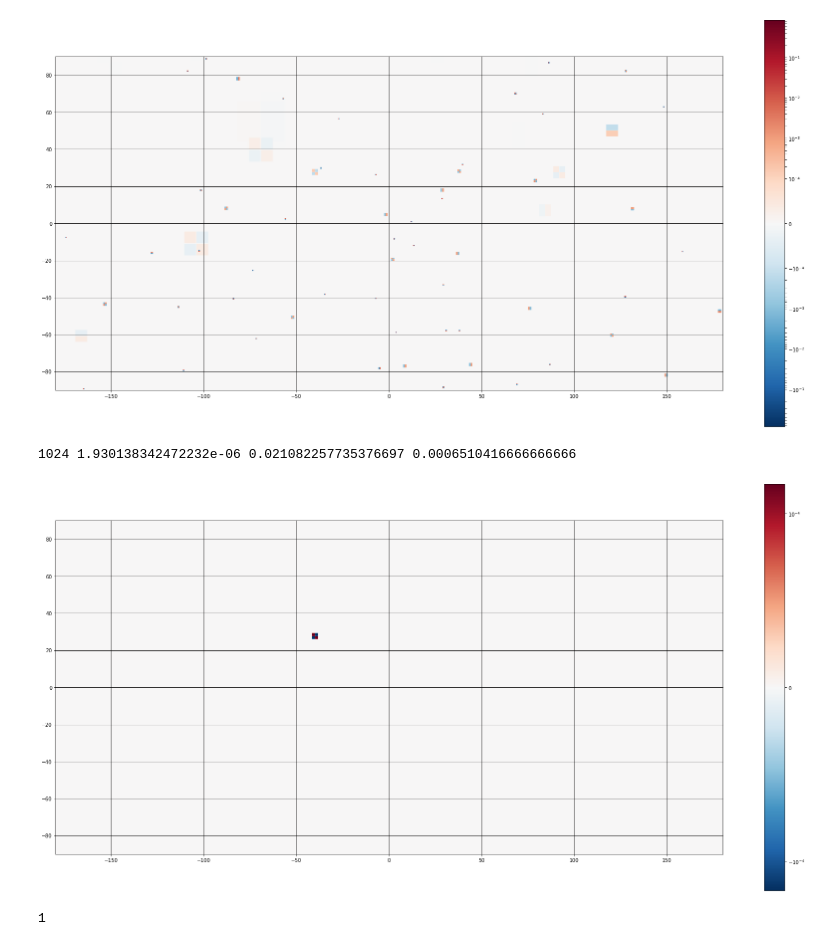
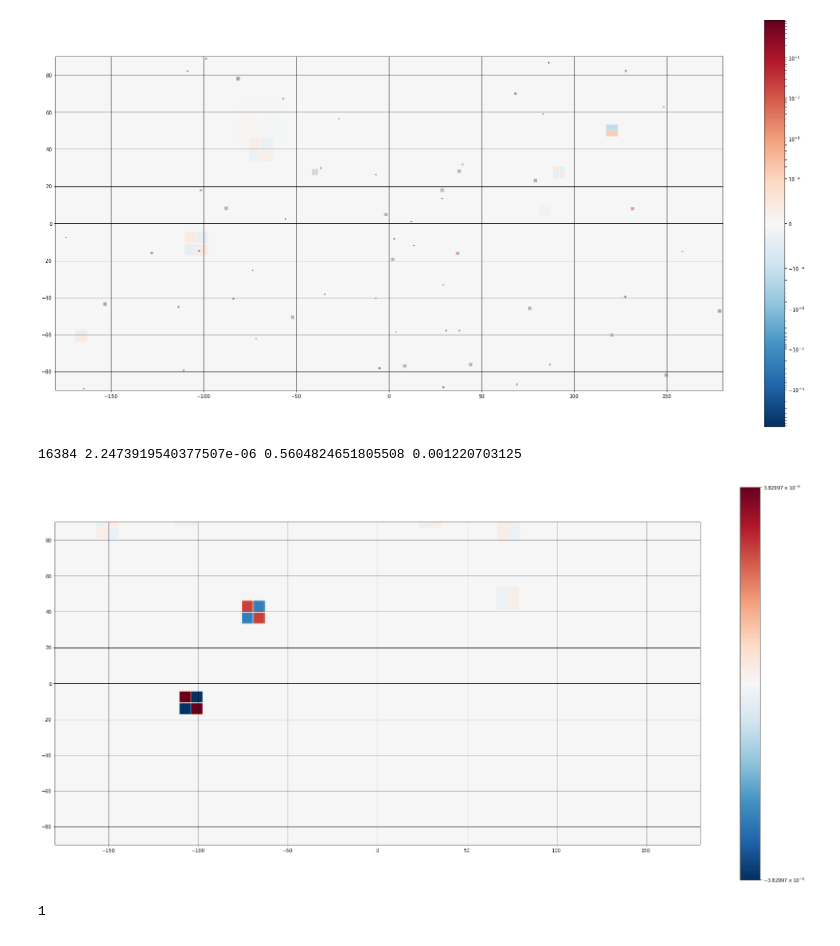
Before and after one commit to sparkofreason/fermi2, a Jupyter notebook: fermi.ipynb, the cells around one changed output. Saved outputs shown, nothing was run; the diff lists cells and outputs as text; code cells hidden in the pictures.

```diff
--- a/fermi.ipynb
+++ b/fermi.ipynb
@@ -80,15 +80,15 @@ imshow_carree(m['count_rec'], plt.cm.RdBu_r, linthresh=1e-4)
 0.002183900664095543
 [figure]
 # %%
-j = 5
+j = 7
 rlev = m['level_recs'][j]
 w = m['wavelet']
 print(2**(2*j), numpy.std(rlev), (numpy.std(w['hs'][j-1]) + numpy.std(w['vs'][j-1]) + numpy.std(w['ds'][j-1]))/3,
       (numpy.count_nonzero(w['hs'][j-1] != 0) + numpy.count_nonzero(w['vs'][j-1] != 0) + numpy.count_nonzero(w['ds'][j-1] != 0))/(3*2**(2*j)))
 imshow_carree(rlev, plt.cm.RdBu_r, linthresh=1e-4)
 # %% [output]
-1024 1.930138342472232e-06 0.021082257735376697 0.0006510416666666666
+16384 2.2473919540377507e-06 0.5604824651805508 0.001220703125
-[figure, old version]
+[figure, new version]
 # %%
 axs = plot.subplots(3,4)
 rlevs = {}
```
Also changed, not shown: parts of 1 cell of this notebook, 6 other files.
